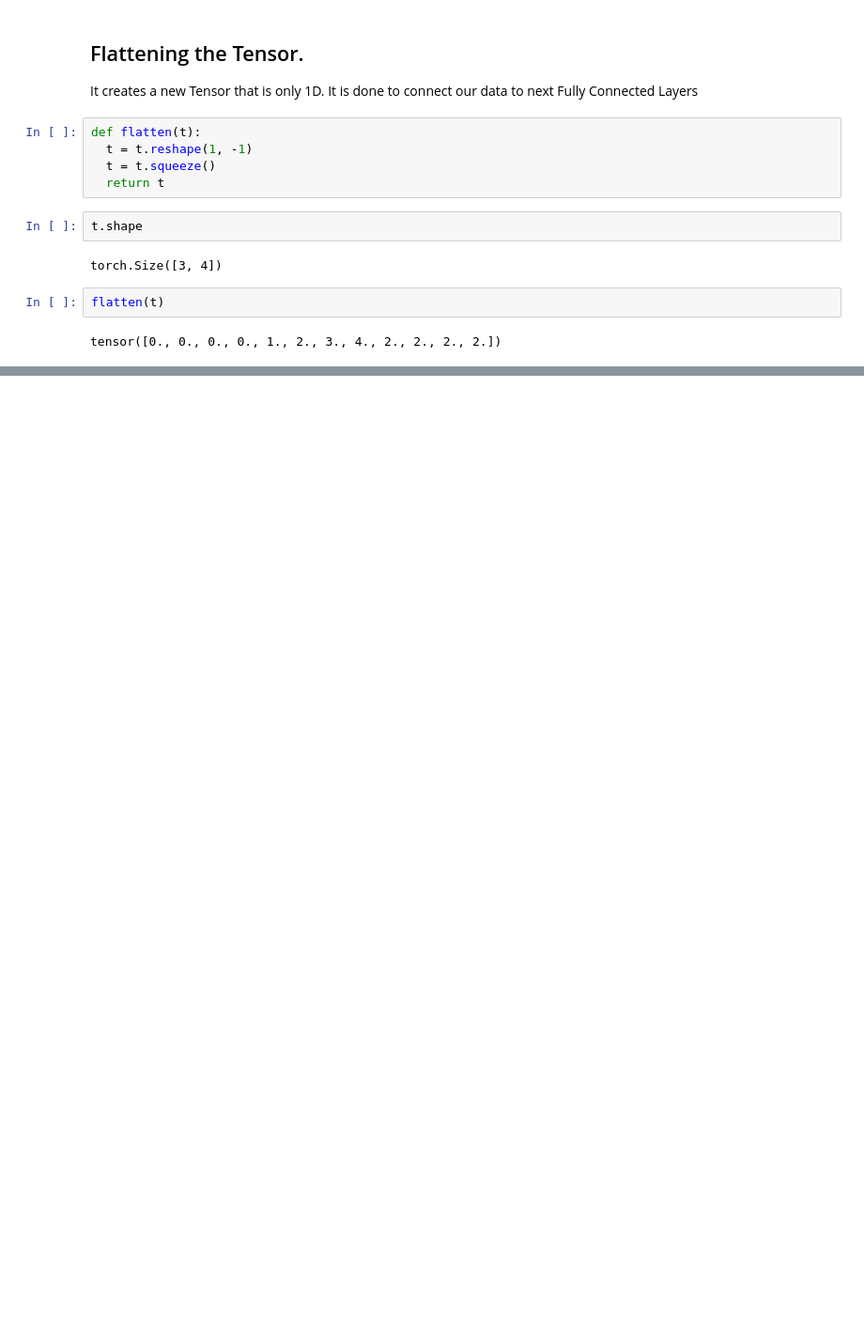
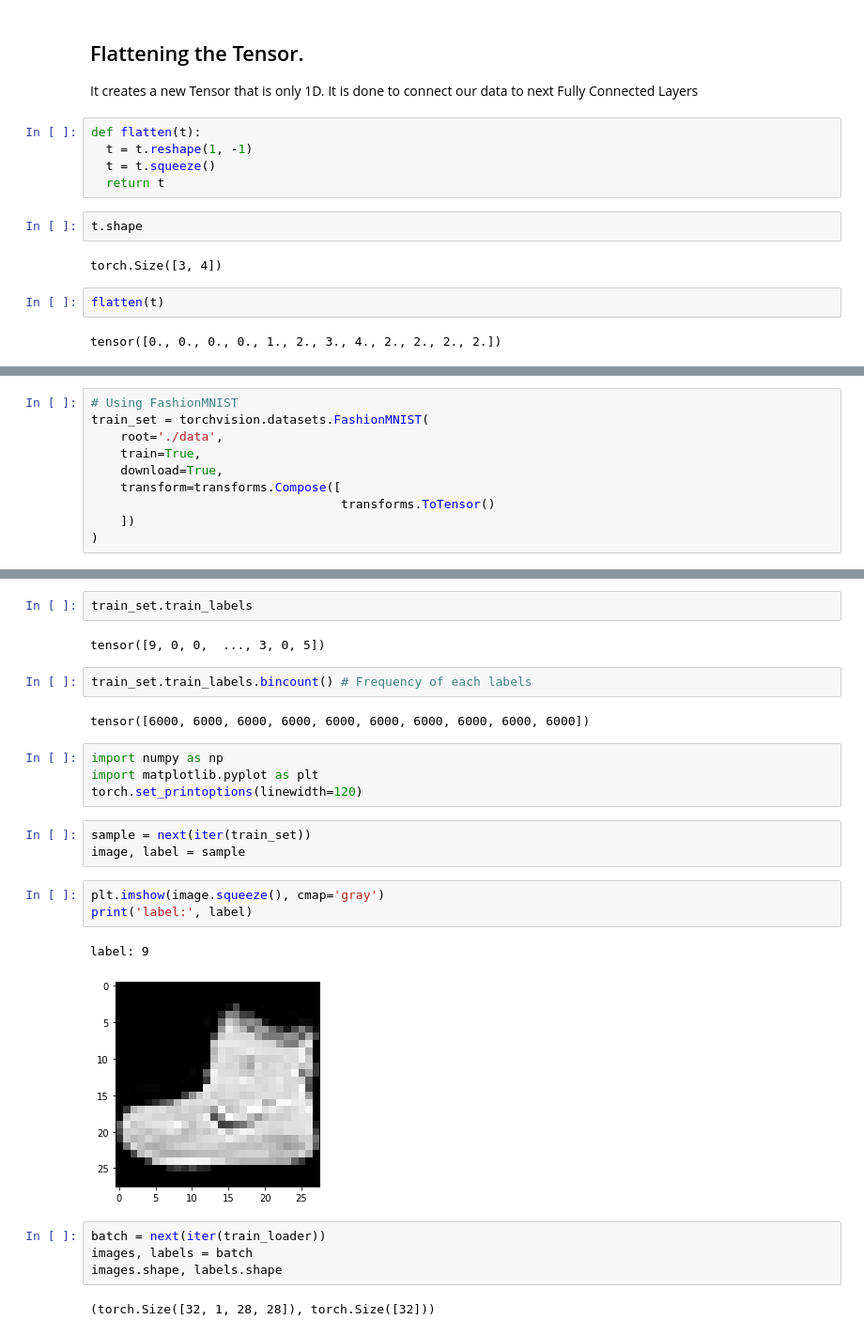
Before and after one commit to Himagination/PyTorch, a Jupyter notebook: First_Hands_On_PyTorch.ipynb, the cells around one changed output, grey strips where cells are left out. Shown at 94% size. Cells and saved outputs as stored; diff of their text form; blank space fills up the shorter version.

```diff
--- a/First_Hands_On_PyTorch.ipynb
+++ b/First_Hands_On_PyTorch.ipynb
@@ -235,0 +347,10 @@ tensor([0., 0., 0., 0., 1., 2., 3., 4., 2., 2., 2., 2.])
+# %%
+# Using FashionMNIST
+train_set = torchvision.datasets.FashionMNIST(
+    root='./data',
+    train=True,
+    download=True,
+    transform=transforms.Compose([
+                                  transforms.ToTensor()
+    ])
+)
@@ -235,0 +409,27 @@ tensor([0., 0., 0., 0., 1., 2., 3., 4., 2., 2., 2., 2.])
+# %%
+train_set.train_labels
+# %% [output]
+tensor([9, 0, 0,  ..., 3, 0, 5])
+# %%
+train_set.train_labels.bincount() # Frequency of each labels
+# %% [output]
+tensor([6000, 6000, 6000, 6000, 6000, 6000, 6000, 6000, 6000, 6000])
+# %%
+import numpy as np
+import matplotlib.pyplot as plt
+torch.set_printoptions(linewidth=120)
+# %%
+sample = next(iter(train_set))
+image, label = sample
+# %%
+plt.imshow(image.squeeze(), cmap='gray')
+print('label:', label)
+# %% [output]
+label: 9
+[figure, added]
+# %%
+batch = next(iter(train_loader))
+images, labels = batch
+images.shape, labels.shape
+# %% [output]
+(torch.Size([32, 1, 28, 28]), torch.Size([32]))
```
Also changed, not shown: parts of 67 cells of this notebook.
